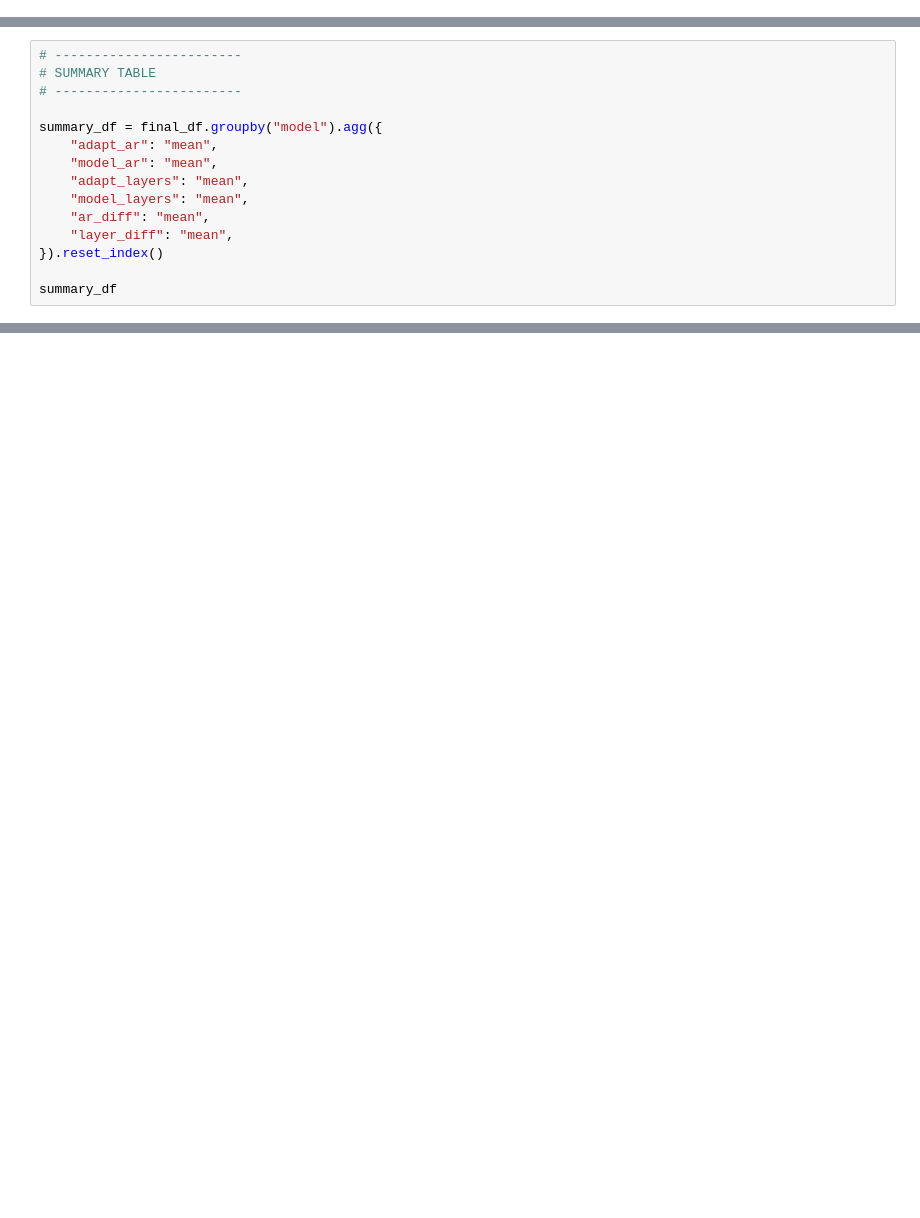
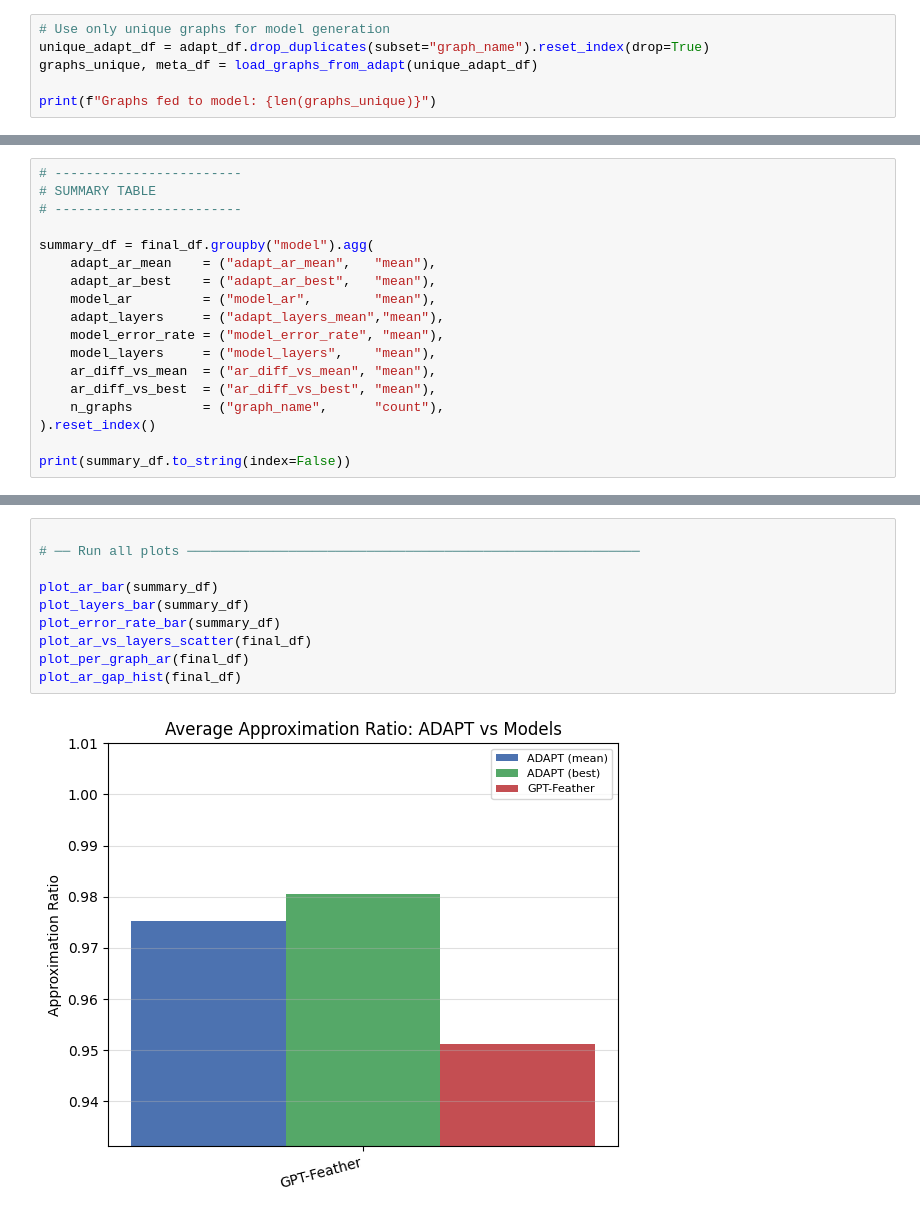
Before and after one commit to mrzaizai2k/Adapt-LLM, a Jupyter notebook: Adapt_llm_comparision.ipynb, the cells around one changed output, grey strips where cells are left out. Drawn from its saved outputs; the diff is of its cells as text; blank space fills up the shorter version.

```diff
--- a/Adapt_llm_comparision.ipynb
+++ b/Adapt_llm_comparision.ipynb
@@ -154,0 +126,6 @@ Aggregating results...
+# %%
+# Use only unique graphs for model generation
+unique_adapt_df = adapt_df.drop_duplicates(subset="graph_name").reset_index(drop=True)
+graphs_unique, meta_df = load_graphs_from_adapt(unique_adapt_df)
+
+print(f"Graphs fed to model: {len(graphs_unique)}")
@@ -227,14 +240,17 @@ final_df.head(10)
 # SUMMARY TABLE
 # ------------------------
 
-summary_df = final_df.groupby("model").agg({
-    "adapt_ar": "mean",
-    "model_ar": "mean",
-    "adapt_layers": "mean",
-    "model_layers": "mean",
-    "ar_diff": "mean",
-    "layer_diff": "mean",
-}).reset_index()
+summary_df = final_df.groupby("model").agg(
+    adapt_ar_mean    = ("adapt_ar_mean",   "mean"),
+    adapt_ar_best    = ("adapt_ar_best",   "mean"),
+    model_ar         = ("model_ar",        "mean"),
+    adapt_layers     = ("adapt_layers_mean","mean"),
+    model_error_rate = ("model_error_rate", "mean"),
+    model_layers     = ("model_layers",    "mean"),
+    ar_diff_vs_mean  = ("ar_diff_vs_mean", "mean"),
+    ar_diff_vs_best  = ("ar_diff_vs_best", "mean"),
+    n_graphs         = ("graph_name",      "count"),
+).reset_index()
 
-summary_df
+print(summary_df.to_string(index=False))
 # %% [output]
@@ -371,0 +451,12 @@ Tradeoff:
+# %%
+
+# ── Run all plots ──────────────────────────────────────────────────────────
+
+plot_ar_bar(summary_df)
+plot_layers_bar(summary_df)
+plot_error_rate_bar(summary_df)
+plot_ar_vs_layers_scatter(final_df)
+plot_per_graph_ar(final_df)
+plot_ar_gap_hist(final_df)
+# %% [output]
+[figure, added]
```
Also changed, not shown: parts of 22 cells of this notebook, 7 other files.
